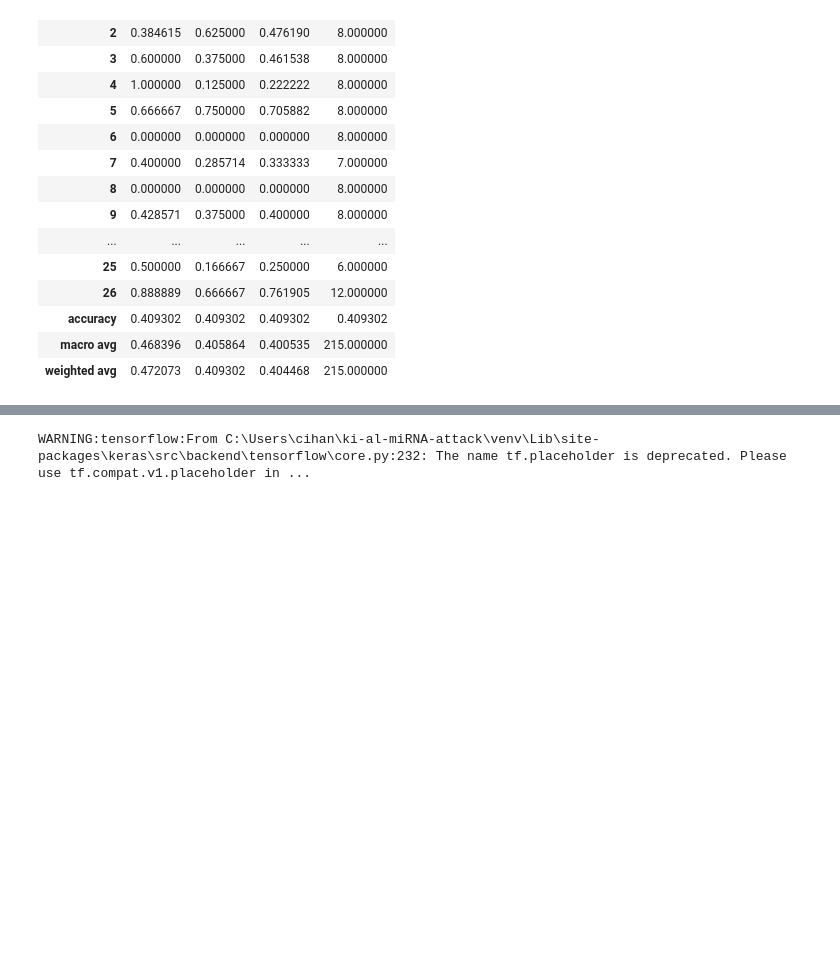
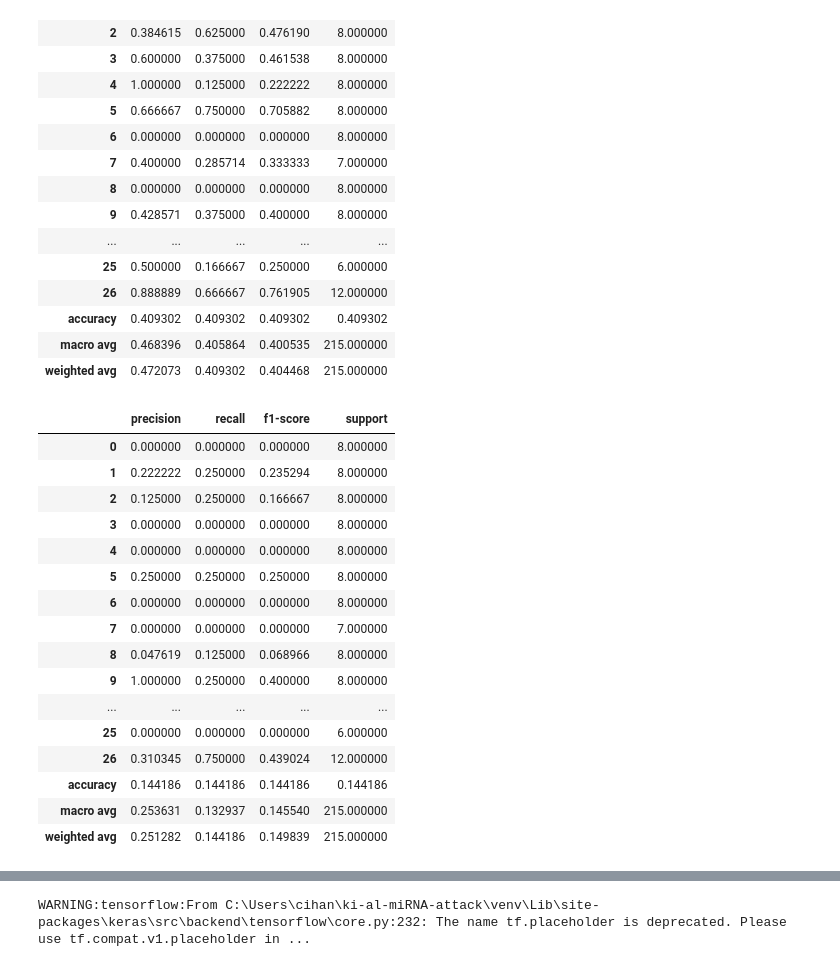
Before and after one commit to Sametavci/ki-al-miRNA-attack, a Jupyter notebook: notebooks/mRNA.ipynb, the cells around one changed output, grey strips where cells are left out. Drawn from its saved outputs; the diff is of its cells as text; code cells hidden in the pictures; blank space fills up the shorter version.

```diff
--- a/notebooks/mRNA.ipynb
+++ b/notebooks/mRNA.ipynb
@@ -499,6 +565,59 @@ report_svm_df
 | accuracy | 0.409302 | 0.409302 | 0.409302 | 0.409302 |
 | macro avg | 0.468396 | 0.405864 | 0.400535 | 215.000000 |
 | weighted avg | 0.472073 | 0.409302 | 0.404468 | 215.000000 |
+# %%
+from sklearn.naive_bayes import GaussianNB
+from sklearn.pipeline import Pipeline
+from sklearn.preprocessing import StandardScaler
+from sklearn.metrics import classification_report
+import pandas as pd
+
+clf_nb = Pipeline([
+    ("scaler", StandardScaler()),
+    ("gnb", GaussianNB())
+])
+
+y_true_all_nb = []
+y_pred_all_nb = []
+
+for fold, (train_idx, test_idx) in enumerate(reidentification_cv(df_all), 1):
+
+    X_train, X_test = X[train_idx], X[test_idx]
+    y_train, y_test = y[train_idx], y[test_idx]
+
+    clf_nb.fit(X_train, y_train)
+    y_pred = clf_nb.predict(X_test)
+
+    y_true_all_nb.extend(y_test)
+    y_pred_all_nb.extend(y_pred)
+
+report_nb = classification_report(
+    y_true_all_nb,
+    y_pred_all_nb,
+    output_dict=True,
+    zero_division=0
+)
+
+report_nb_df = pd.DataFrame(report_nb).transpose()
+report_nb_df
+# %% [output]
+|  | precision | recall | f1-score | support |
+| 0 | 0.000000 | 0.000000 | 0.000000 | 8.000000 |
+| 1 | 0.222222 | 0.250000 | 0.235294 | 8.000000 |
+| 2 | 0.125000 | 0.250000 | 0.166667 | 8.000000 |
+| 3 | 0.000000 | 0.000000 | 0.000000 | 8.000000 |
+| 4 | 0.000000 | 0.000000 | 0.000000 | 8.000000 |
+| 5 | 0.250000 | 0.250000 | 0.250000 | 8.000000 |
+| 6 | 0.000000 | 0.000000 | 0.000000 | 8.000000 |
+| 7 | 0.000000 | 0.000000 | 0.000000 | 7.000000 |
+| 8 | 0.047619 | 0.125000 | 0.068966 | 8.000000 |
+| 9 | 1.000000 | 0.250000 | 0.400000 | 8.000000 |
+| ... | ... | ... | ... | ... |
+| 25 | 0.000000 | 0.000000 | 0.000000 | 6.000000 |
+| 26 | 0.310345 | 0.750000 | 0.439024 | 12.000000 |
+| accuracy | 0.144186 | 0.144186 | 0.144186 | 0.144186 |
+| macro avg | 0.253631 | 0.132937 | 0.145540 | 215.000000 |
+| weighted avg | 0.251282 | 0.144186 | 0.149839 | 215.000000 |
 # %%
 comparison_df = pd.DataFrame({
     "LogReg_precision": report_df.loc["macro avg", "precision"],
```
Also changed, not shown: parts of 28 cells of this notebook, 1 other file.
